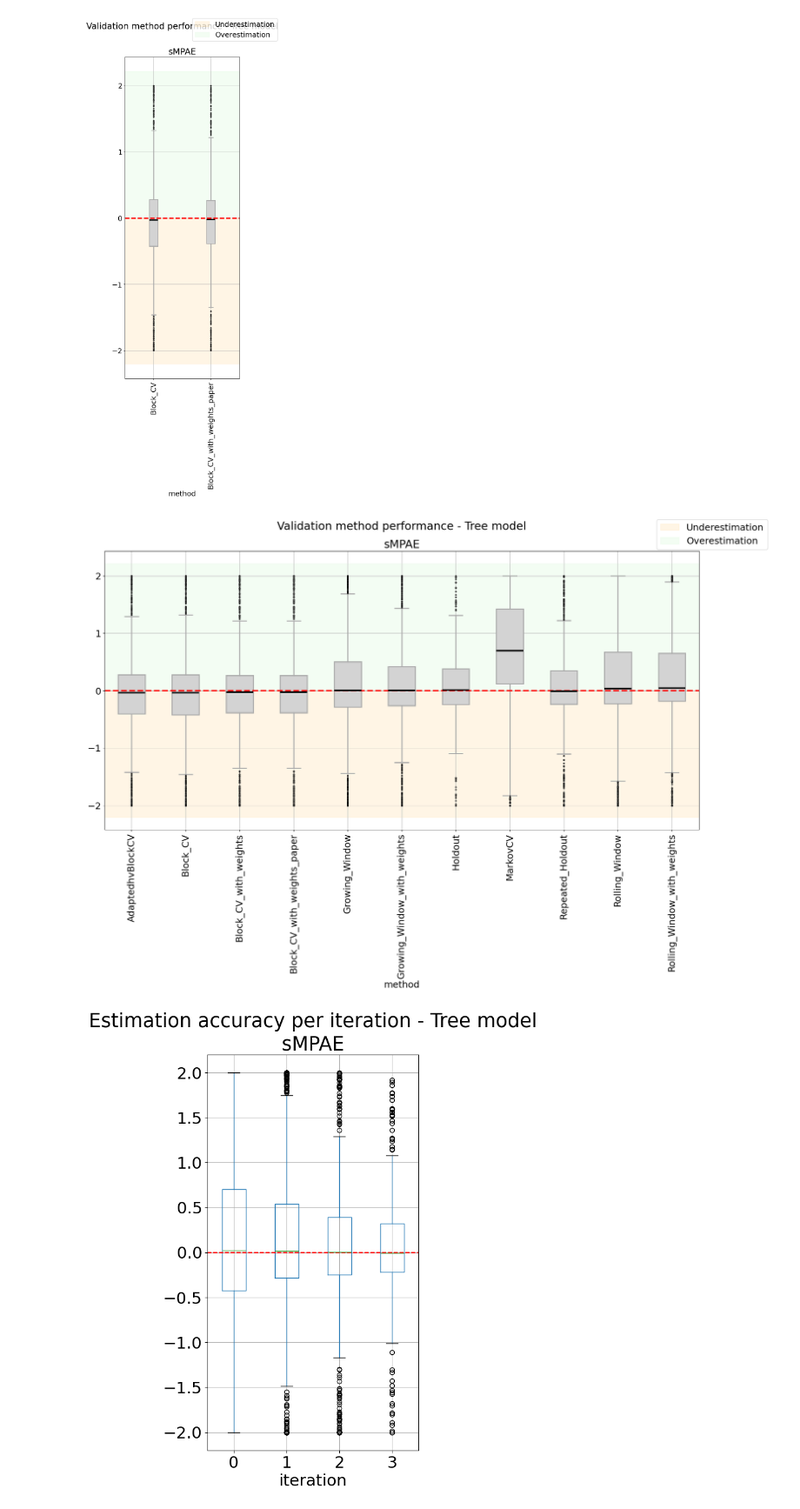
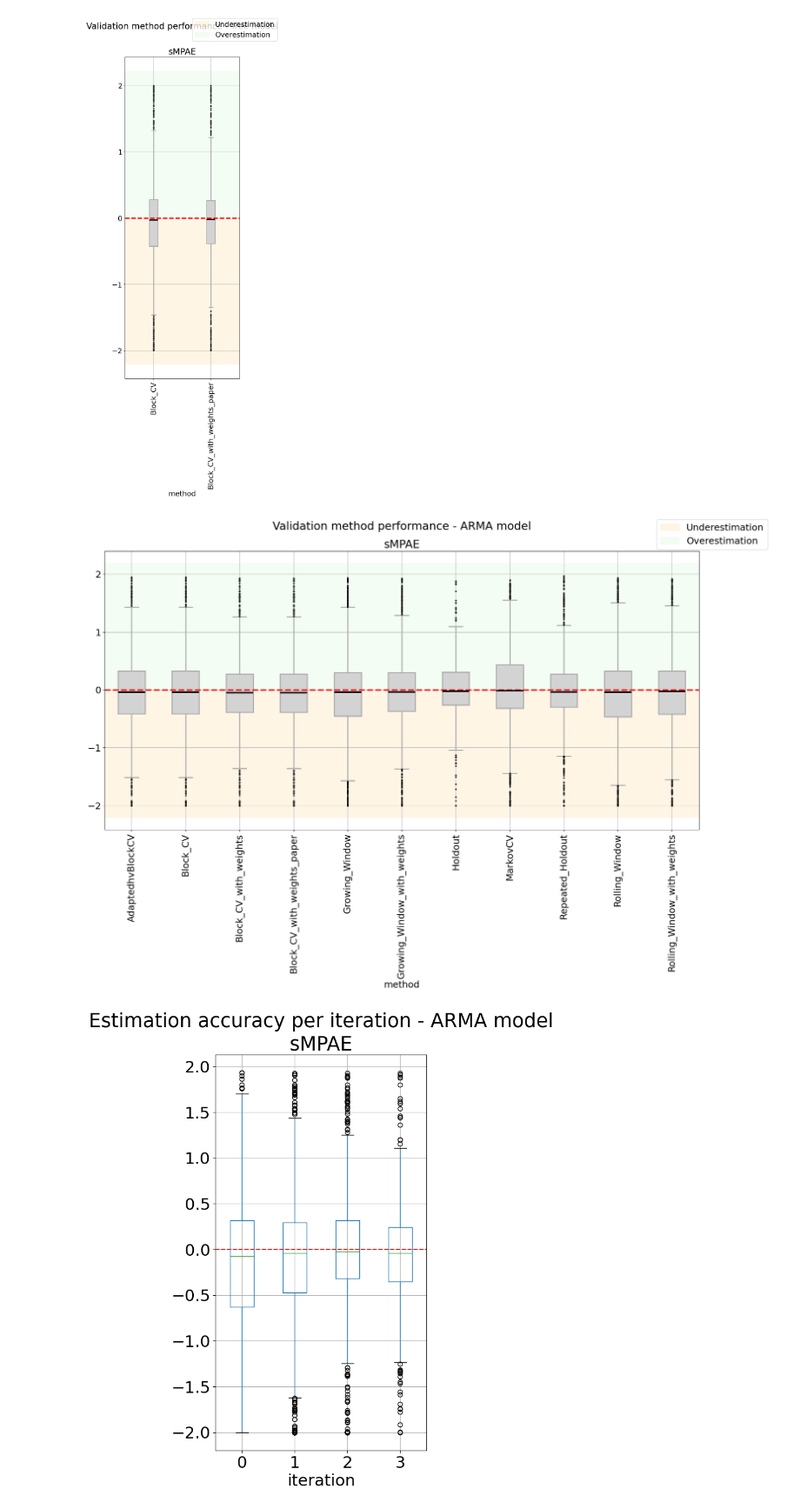
Before and after one commit to MiguelLoureiro98/timecave, a Jupyter notebook: experiments/processing_results.ipynb, the cells around one changed output. Shown at 87% size. Saved outputs shown, nothing was run; the diff lists cells and outputs as text; code cells hidden in the pictures.

```diff
--- a/experiments/processing_results.ipynb
+++ b/experiments/processing_results.ipynb
@@ -361,11 +361,11 @@ boxplots(it, "mse", "Tree", ["sMPAE"], 15, 5, shows_outliers=True)
 # %%
 methods = ['Holdout', 'Repeated Holdout']
 it = iteration_data.loc[iteration_data["method"].isin(methods)].copy()
-boxplots(iteration_data, "mse", "Tree", ["sMPAE"], 10, 20, shows_outliers=True)
+boxplots(iteration_data, "mse", "ARMA", ["sMPAE"], 10, 20, shows_outliers=True)
 # %% [output]
-[figure, old version]
+[figure, new version]
 # %%
-boxplots_per_iteration(iteration_data, "mse", "Tree", "Growing_Window", ["sMPAE"], 10, 5);
+boxplots_per_iteration(iteration_data, "mse", "ARMA", "Growing_Window", ["sMPAE"], 10, 5);
 # %% [output]
-[figure, old version]
+[figure, new version]
 # %%
```
Also changed, not shown: parts of 4 cells of this notebook, 10 other files.
